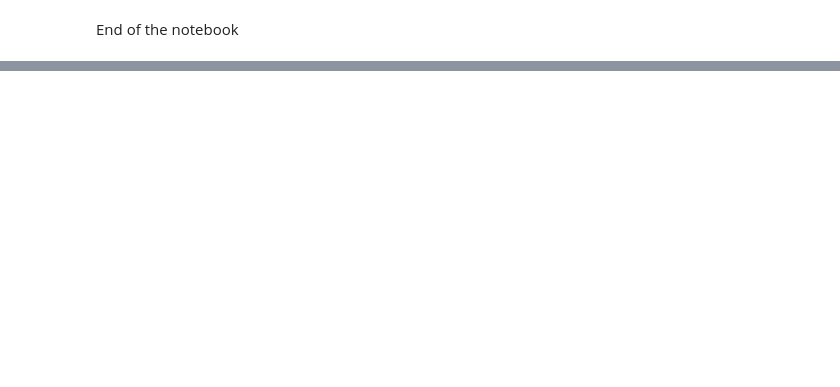
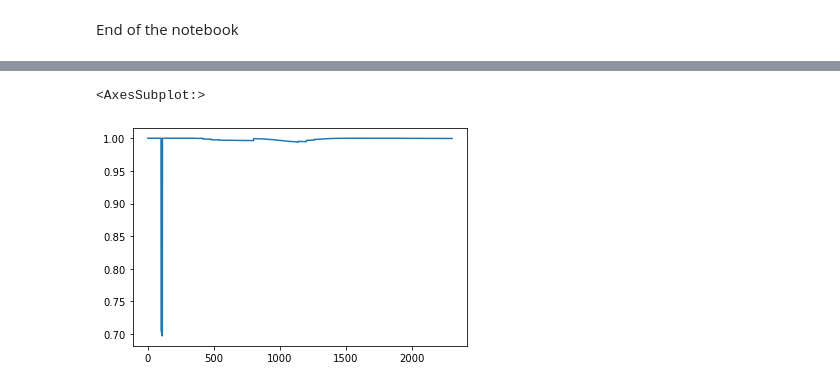
Before and after one commit to srijithbalakrishnan/dreaminsg-integrated-model, a Jupyter notebook: notebooks/demo_no_optimization_micropolis.ipynb, the cells around one changed output, grey strips where cells are left out. Drawn from its saved outputs; the diff is of its cells as text; code cells hidden in the pictures; blank space fills up the shorter version.

```diff
--- a/notebooks/demo_no_optimization_micropolis.ipynb
+++ b/notebooks/demo_no_optimization_micropolis.ipynb
@@ -261,0 +285,5 @@ End of the notebook
+# %%
+sns.lineplot(y= resilience_metrics.water_ecs_list, x = resilience_metrics.water_time_list)
+# %% [output]
+<AxesSubplot:>
+[figure, added]
```
Also changed, not shown: parts of 13 cells of this notebook.
